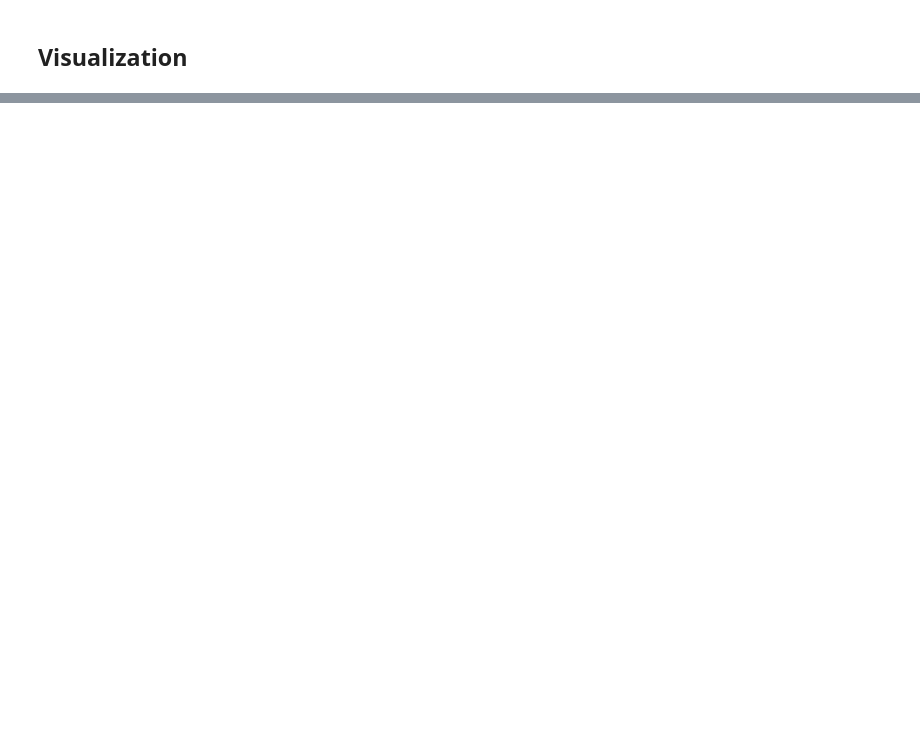
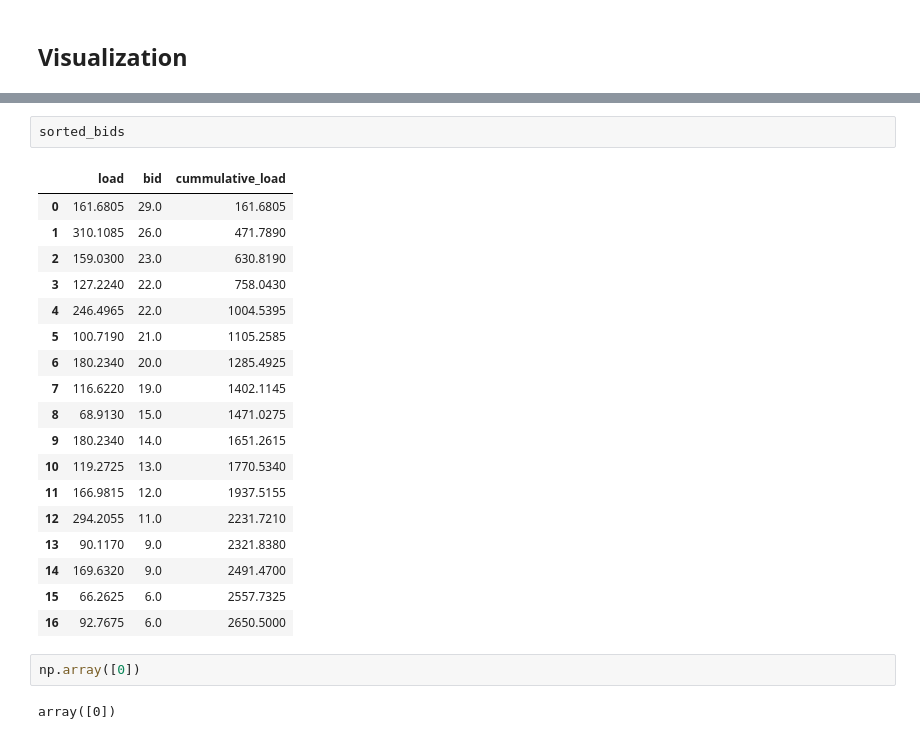
Before and after one commit to Hvid1999/46755, a Jupyter notebook: Assignment 1/task_1.ipynb, the cells around one changed output, grey strips where cells are left out. Cells and saved outputs as stored; diff of their text form; blank space fills up the shorter version.

```diff
--- a/Assignment 1/task_1.ipynb
+++ b/Assignment 1/task_1.ipynb
@@ -273,0 +302,25 @@ Lambda:  10.89
+# %%
+sorted_bids
+# %% [output]
+|  | load | bid | cummulative_load |
+| 0 | 161.6805 | 29.0 | 161.6805 |
+| 1 | 310.1085 | 26.0 | 471.7890 |
+| 2 | 159.0300 | 23.0 | 630.8190 |
+| 3 | 127.2240 | 22.0 | 758.0430 |
+| 4 | 246.4965 | 22.0 | 1004.5395 |
+| 5 | 100.7190 | 21.0 | 1105.2585 |
+| 6 | 180.2340 | 20.0 | 1285.4925 |
+| 7 | 116.6220 | 19.0 | 1402.1145 |
+| 8 | 68.9130 | 15.0 | 1471.0275 |
+| 9 | 180.2340 | 14.0 | 1651.2615 |
+| 10 | 119.2725 | 13.0 | 1770.5340 |
+| 11 | 166.9815 | 12.0 | 1937.5155 |
+| 12 | 294.2055 | 11.0 | 2231.7210 |
+| 13 | 90.1170 | 9.0 | 2321.8380 |
+| 14 | 169.6320 | 9.0 | 2491.4700 |
+| 15 | 66.2625 | 6.0 | 2557.7325 |
+| 16 | 92.7675 | 6.0 | 2650.5000 |
+# %%
+np.array([0])
+# %% [output]
+array([0])
```
Also changed, not shown: parts of 9 cells of this notebook, 2 other files.
